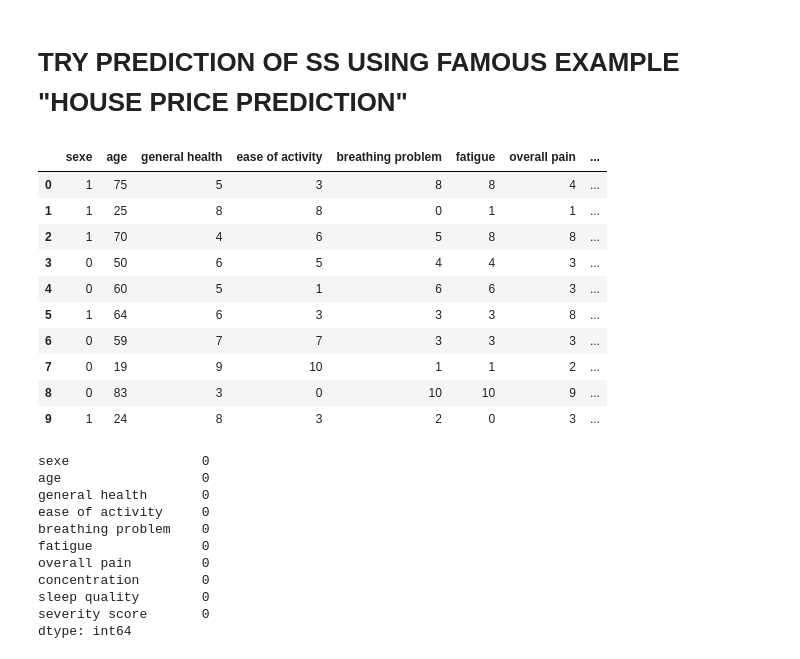
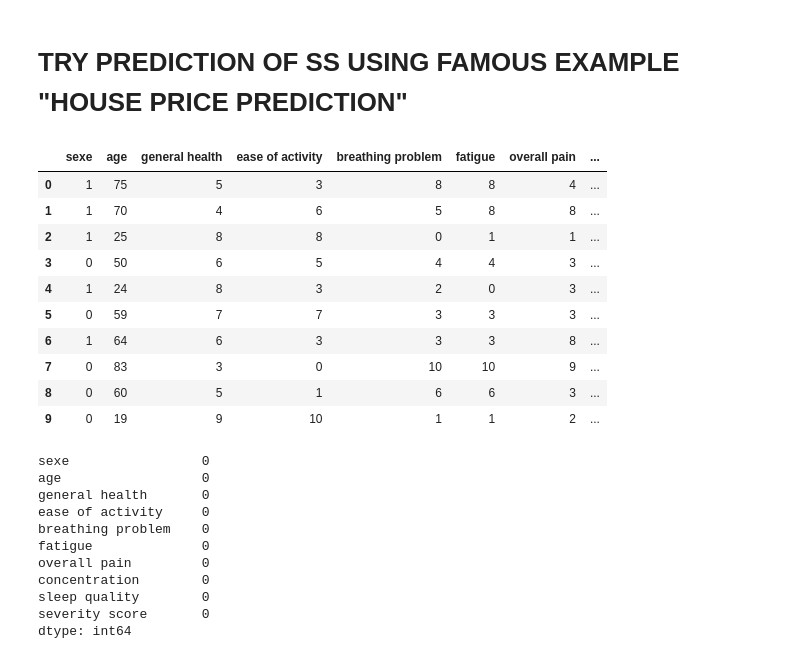
Before and after one commit to jules20022000/Notebook-Atreon, a Jupyter notebook: Notebook for AI.ipynb, the cells around one changed output. Saved outputs shown, nothing was run; the diff lists cells and outputs as text; code cells hidden in the pictures.

```diff
--- a/Notebook for AI.ipynb
+++ b/Notebook for AI.ipynb
@@ -352,44 +352,44 @@ sleep =   [10, 8, 9, 4, 9, 5, 9, 8, 5, 4]
 df9 = pd.DataFrame(data=sleep,
                   columns=["sleep quality"])
 
 df = pd.concat([df, df1, df2, df3, df4, df5, df6, df7, df8, df9], axis=1)
 
 severity=[]
 for i in df.index:
     severity_score = 50/100 * df["fatigue"][i] + 15/100 * (10 - df["sleep quality"][i]) + 15/100 * (10 - df["ease of activity"][i]) + 20/100 * (10 - df["general health"][i])
     severity.append(severity_score)
 
 df_severity = pd.DataFrame(data=severity, columns=["severity score"])
 
 df = pd.concat([df, df_severity], axis=1)
 
 final_tab = df
 
 final_tab=df[["name", "sexe", "age", "general health",
               "ease of activity", "breathing problem", "fatigue", "overall pain", "concentration", "sleep quality", "severity score"]]
 
 
 X = final_tab.sample(frac=1)
-X.sample(frac=1).to_csv("test2_handmade.csv",index=False)
+X.sample(frac=1).to_csv("train_handmade.csv",index=False)
 
-df = pd.read_csv("test2_handmade.csv",
+df = pd.read_csv("train_handmade.csv",
                  usecols=["sexe", "age", "general health", "ease of activity",
                           "breathing problem", "fatigue", "overall pain",
                           "concentration", "sleep quality", "severity score"])
 
 df.head(10)
 # %% [output]
 |  | sexe | age | general health | ease of activity | breathing problem | fatigue | overall pain | ... |
 | 0 | 1 | 75 | 5 | 3 | 8 | 8 | 4 | ... |
-| 1 | 1 | 25 | 8 | 8 | 0 | 1 | 1 | ... |
-| 2 | 1 | 70 | 4 | 6 | 5 | 8 | 8 | ... |
+| 1 | 1 | 70 | 4 | 6 | 5 | 8 | 8 | ... |
+| 2 | 1 | 25 | 8 | 8 | 0 | 1 | 1 | ... |
 | 3 | 0 | 50 | 6 | 5 | 4 | 4 | 3 | ... |
-| 4 | 0 | 60 | 5 | 1 | 6 | 6 | 3 | ... |
-| 5 | 1 | 64 | 6 | 3 | 3 | 3 | 8 | ... |
-| 6 | 0 | 59 | 7 | 7 | 3 | 3 | 3 | ... |
-| 7 | 0 | 19 | 9 | 10 | 1 | 1 | 2 | ... |
-| 8 | 0 | 83 | 3 | 0 | 10 | 10 | 9 | ... |
-| 9 | 1 | 24 | 8 | 3 | 2 | 0 | 3 | ... |
+| 4 | 1 | 24 | 8 | 3 | 2 | 0 | 3 | ... |
+| 5 | 0 | 59 | 7 | 7 | 3 | 3 | 3 | ... |
+| 6 | 1 | 64 | 6 | 3 | 3 | 3 | 8 | ... |
+| 7 | 0 | 83 | 3 | 0 | 10 | 10 | 9 | ... |
+| 8 | 0 | 60 | 5 | 1 | 6 | 6 | 3 | ... |
+| 9 | 0 | 19 | 9 | 10 | 1 | 1 | 2 | ... |
 # %%
 df.dropna(inplace=True)
 
```
Also changed, not shown: parts of 9 cells of this notebook, 20 other files.
